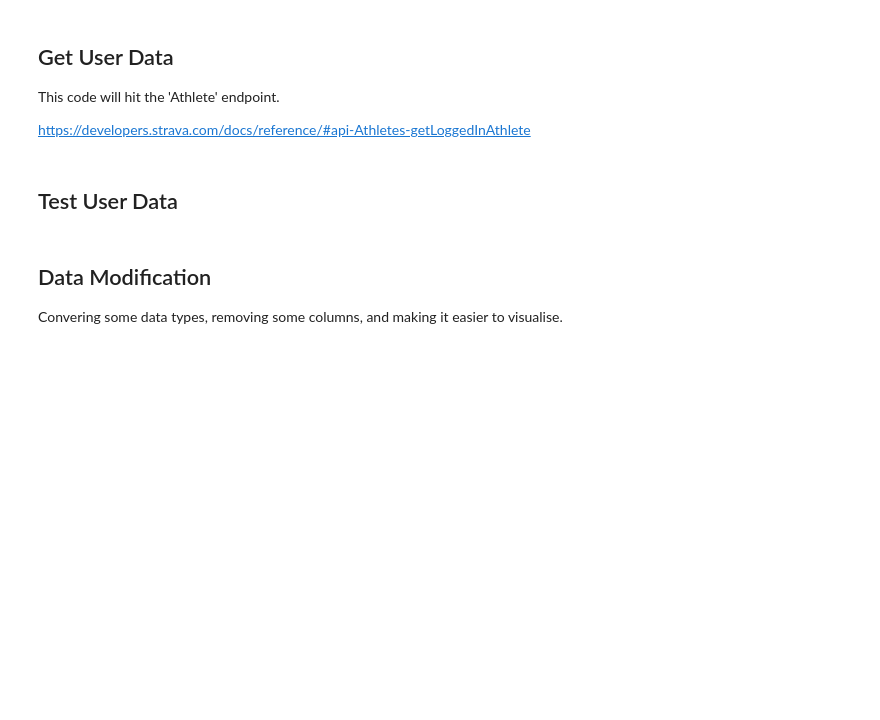
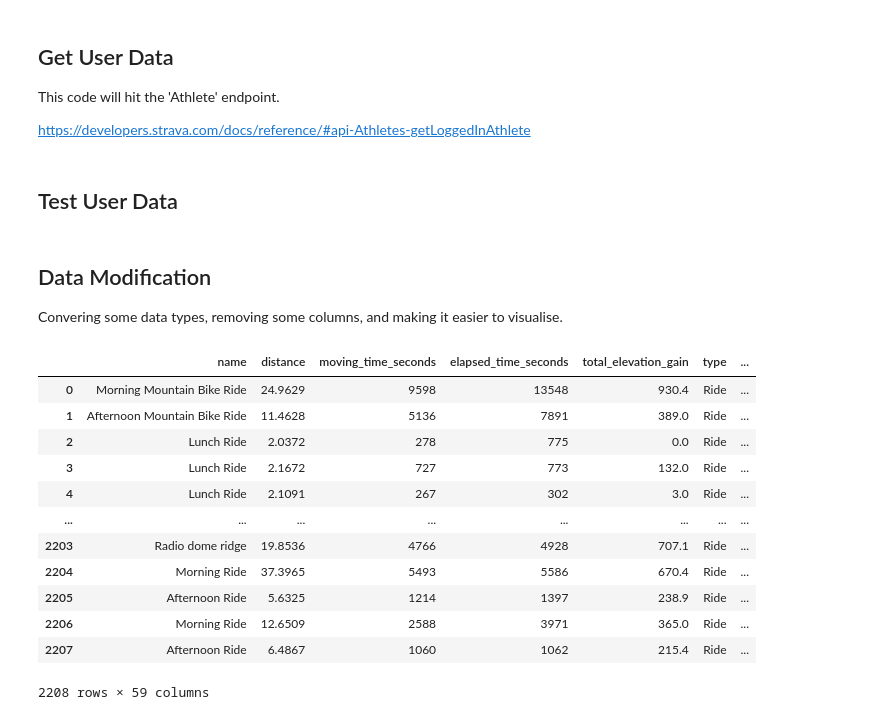
Before and after one commit to jacksojo/Custom-Strava-Heatmap, a Jupyter notebook: get_data.ipynb, the cells around one changed output. Cells and saved outputs as stored; diff of their text form; code cells hidden in the pictures; blank space fills up the shorter version.

```diff
--- a/get_data.ipynb
+++ b/get_data.ipynb
@@ -323,10 +323,11 @@ def get_gear_mapping(gear_type, df):
 ### converting datetime data
 def convert_datetime(df):
     for col in df.columns:
-        if 'date' in col:
+        if 'date' in col and 'local' in col:
             df[col] = pd.to_datetime(df[col])
-        if 'local' in col:
             df[col] = df[col].dt.tz_localize(None)
+            df['year'] = df[col].dt.to_period('Y')
+            df['month'] = df[col].dt.to_period('M')
     return df
 
 ### converting speed
@@ -345,6 +346,7 @@ def convert_duration(df):
             df[col+'_hours'] = df[col] / 3600
             df = df.rename(columns={col:col+'_seconds'})
     return df
+
 
 ### Won't need these columns
 def drop_useless_columns(df):
@@ -378,7 +380,24 @@ x_df = convert_speed(x_df)
 x_df = convert_duration(x_df)
 
 x_df['calories'] = (x_df['kilojoules'] / 4.184).round()
+x_df['distance'] = x_df['distance'] / 1000
 
 x_df = drop_useless_columns(x_df)
 
 x_df.to_csv(data_location+'all_activities_cleaned.csv')
+# %%
+x_df
+# %% [output]
+|  | name | distance | moving_time_seconds | elapsed_time_seconds | total_elevation_gain | type | ... |
+| 0 | Morning Mountain Bike Ride | 24.9629 | 9598 | 13548 | 930.4 | Ride | ... |
+| 1 | Afternoon Mountain Bike Ride | 11.4628 | 5136 | 7891 | 389.0 | Ride | ... |
+| 2 | Lunch Ride | 2.0372 | 278 | 775 | 0.0 | Ride | ... |
+| 3 | Lunch Ride | 2.1672 | 727 | 773 | 132.0 | Ride | ... |
+| 4 | Lunch Ride | 2.1091 | 267 | 302 | 3.0 | Ride | ... |
+| ... | ... | ... | ... | ... | ... | ... | ... |
+| 2203 | Radio dome ridge | 19.8536 | 4766 | 4928 | 707.1 | Ride | ... |
+| 2204 | Morning Ride | 37.3965 | 5493 | 5586 | 670.4 | Ride | ... |
+| 2205 | Afternoon Ride | 5.6325 | 1214 | 1397 | 238.9 | Ride | ... |
+| 2206 | Morning Ride | 12.6509 | 2588 | 3971 | 365.0 | Ride | ... |
+| 2207 | Afternoon Ride | 6.4867 | 1060 | 1062 | 215.4 | Ride | ... |
+2208 rows × 59 columns
```
Also changed, not shown: 1 other file.
